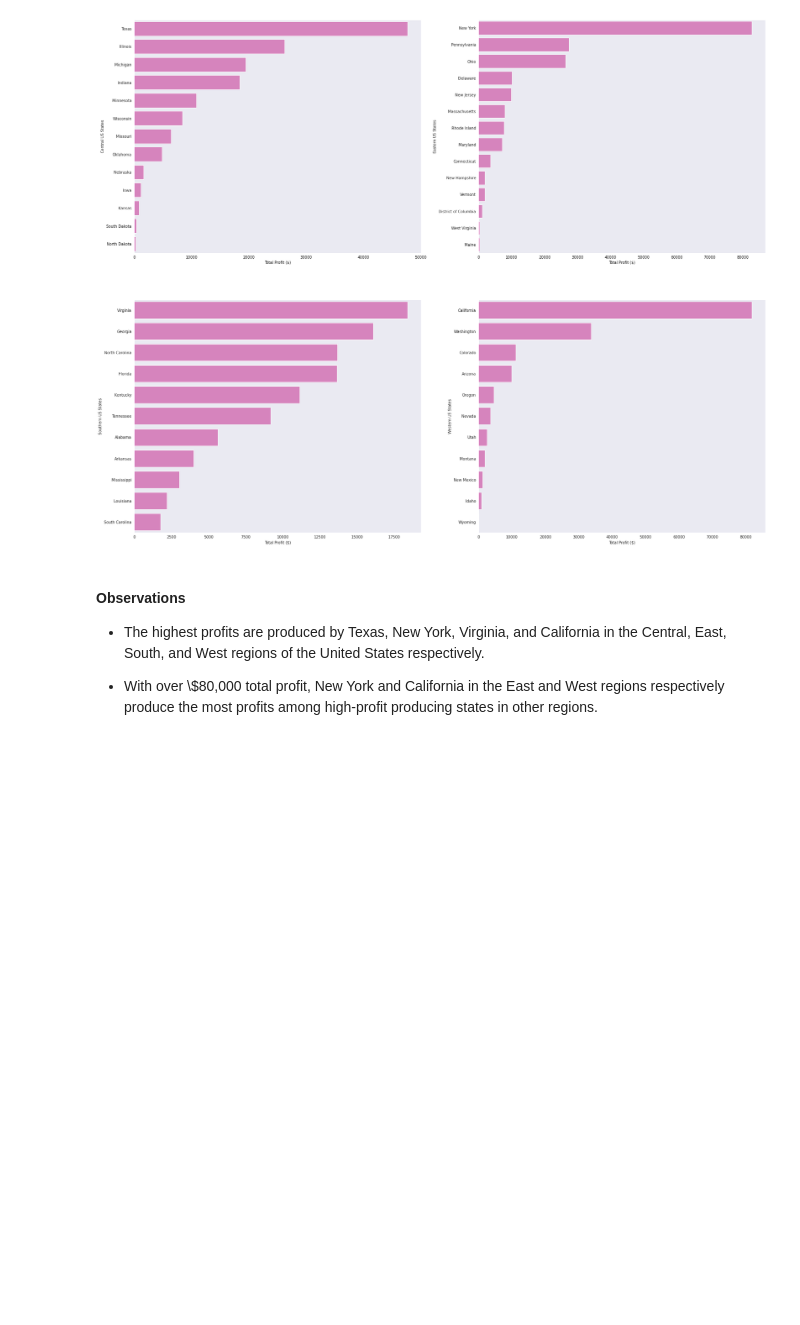
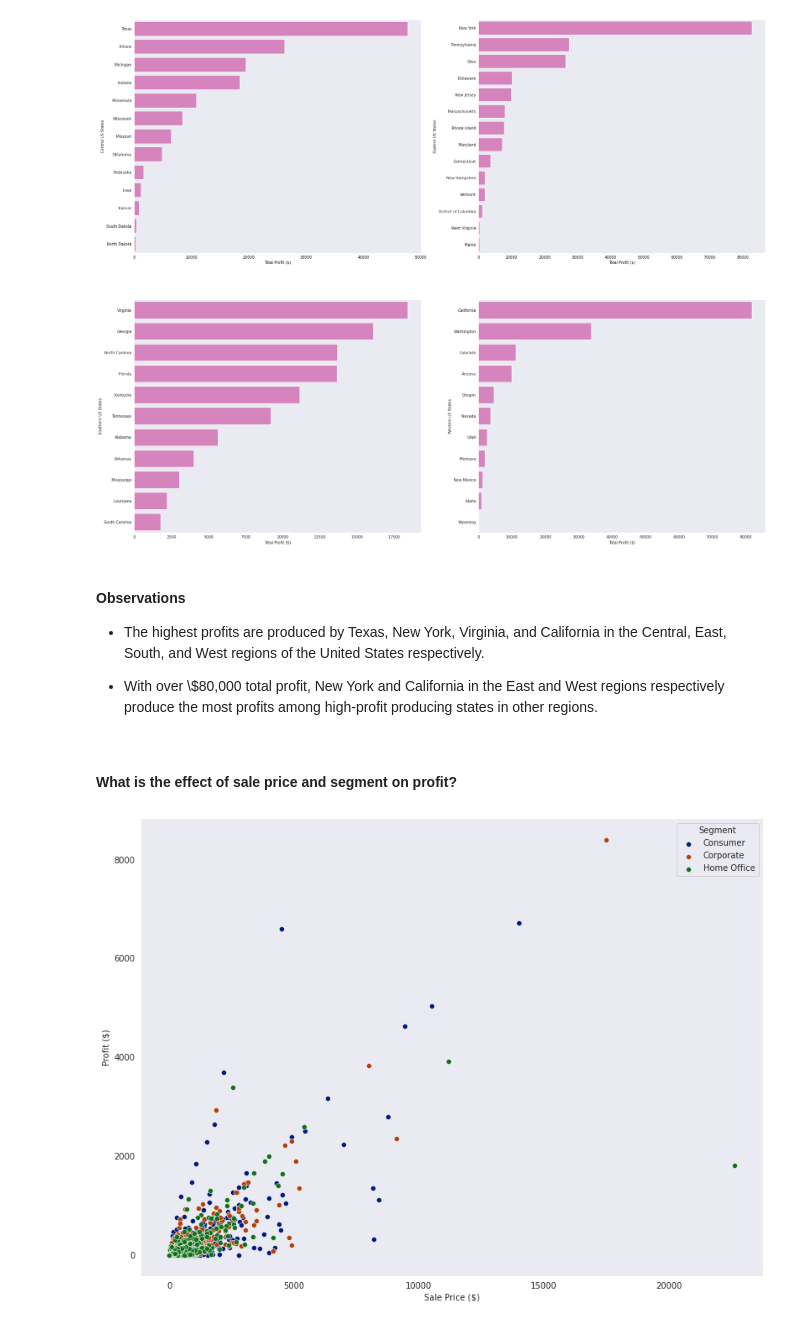
Before and after one commit to Dee-nDee/SuperStore_Data_Analysis, a Jupyter notebook: SuperStore.ipynb, the cells around one changed output. Cells and saved outputs as stored; diff of their text form; code cells hidden in the pictures; blank space fills up the shorter version.

Commit message:
feat: Effect of Sale Price and Segment on Profit

```diff
--- a/SuperStore.ipynb
+++ b/SuperStore.ipynb
@@ -1269,3 +1269,20 @@ plt.grid(False)
 - The highest profits are produced by Texas, New York, Virginia, and California in the Central, East, South, and West regions of the United States respectively.
 
 - With over \\$80,000 total profit, New York and California in the East and West regions respectively produce the most profits among high-profit producing states in other regions.
+# %% [markdown]
+#### What is the effect of sale price and segment on profit?
+# %%
+g = sb.FacetGrid(data = samp_superstore, hue = "Segment",
+                 palette = "dark");
+
+g.map(sb.scatterplot, "Sales", "Profit")
+
+plt.xlabel("Sale Price ($)")
+plt.ylabel("Profit ($)")
+plt.legend(title = "Segment")
+
+g.figure.set_size_inches(15, 10);
+
+plt.grid(False)
+# %% [output]
+[figure, added]
```
